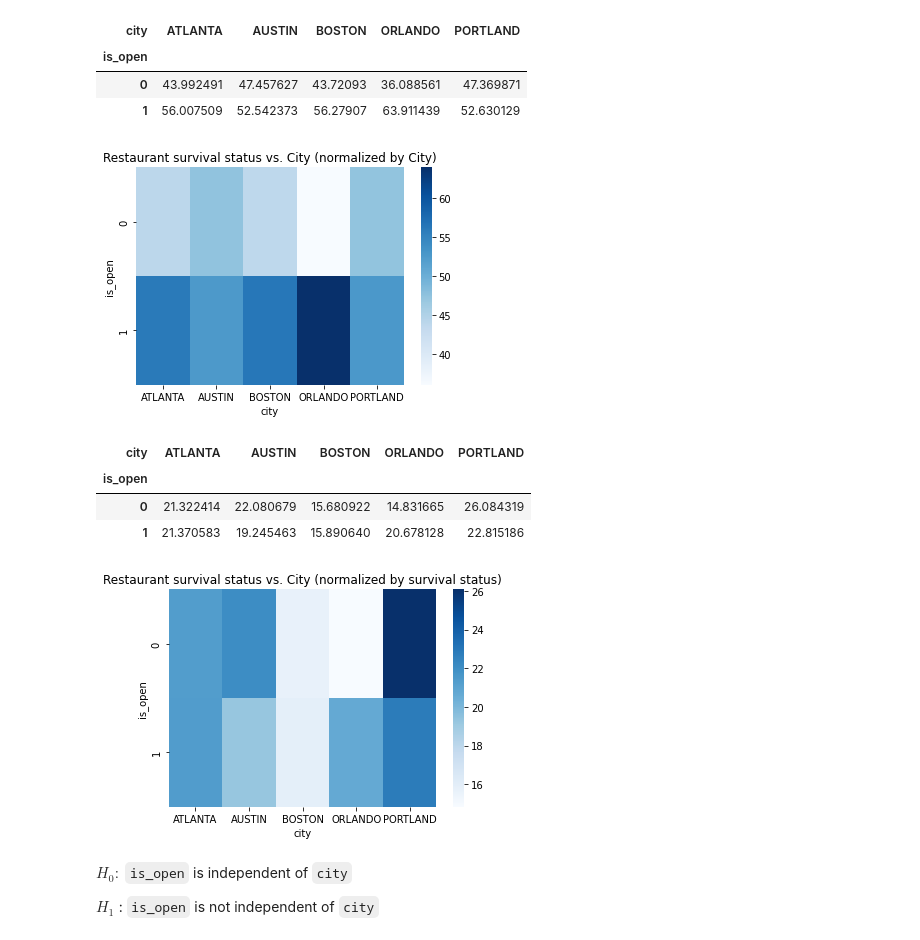
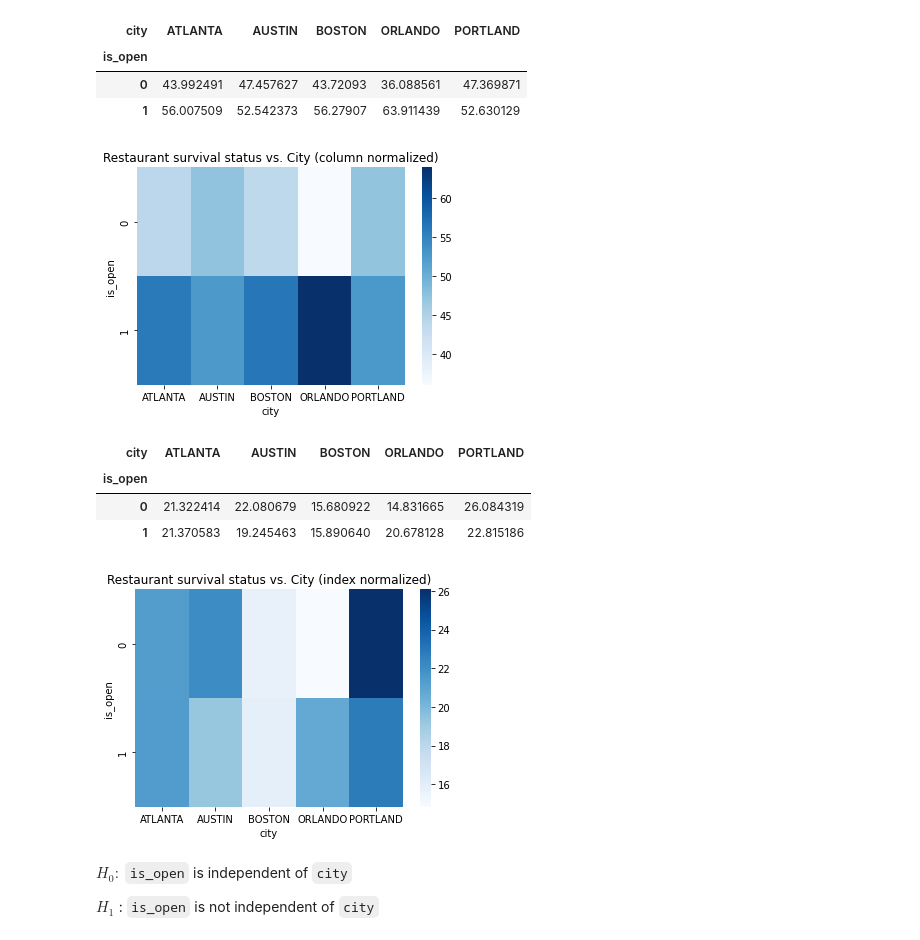
Before and after one commit to christinabrady/ds4a_women_project, a Jupyter notebook: contingency_chi2.ipynb, the cells around one changed output. Cells and saved outputs as stored; diff of their text form; code cells hidden in the pictures.

```diff
--- a/contingency_chi2.ipynb
+++ b/contingency_chi2.ipynb
@@ -68,11 +69,11 @@ city_contingency_norm_columns
 | 1 | 56.007509 | 52.542373 | 56.27907 | 63.911439 | 52.630129 |
 # %%
 ax = sns.heatmap(city_contingency_norm_columns, cmap="Blues")
-ax.set_title("Restaurant survival status vs. City (normalized by City)")
+ax.set_title("Restaurant survival status vs. City (column normalized)")
 #plt.show()
 plt.savefig('heatmap_city_col.png', bbox_inches='tight')
 # %% [output]
-[figure, old version]
+[figure, new version]
 # %%
 city_contingency_norm_index = pd.crosstab(index=restaurant_df['is_open'], columns=restaurant_df['city'],
                                           normalize = 'index') * 100
@@ -84,11 +85,11 @@ city_contingency_norm_index
 | 1 | 21.370583 | 19.245463 | 15.890640 | 20.678128 | 22.815186 |
 # %%
 ax = sns.heatmap(city_contingency_norm_index, cmap="Blues")
-ax.set_title("Restaurant survival status vs. City (normalized by survival status)")
+ax.set_title("Restaurant survival status vs. City (index normalized)")
 #plt.show()
 plt.savefig('heatmap_city_index.png', bbox_inches='tight')
 # %% [output]
-[figure, old version]
+[figure, new version]
 # %% [markdown]
 $H_0 : $ `is_open` is independent of `city`
 
```
Also changed, not shown: parts of 29 cells of this notebook, 1 other file.
